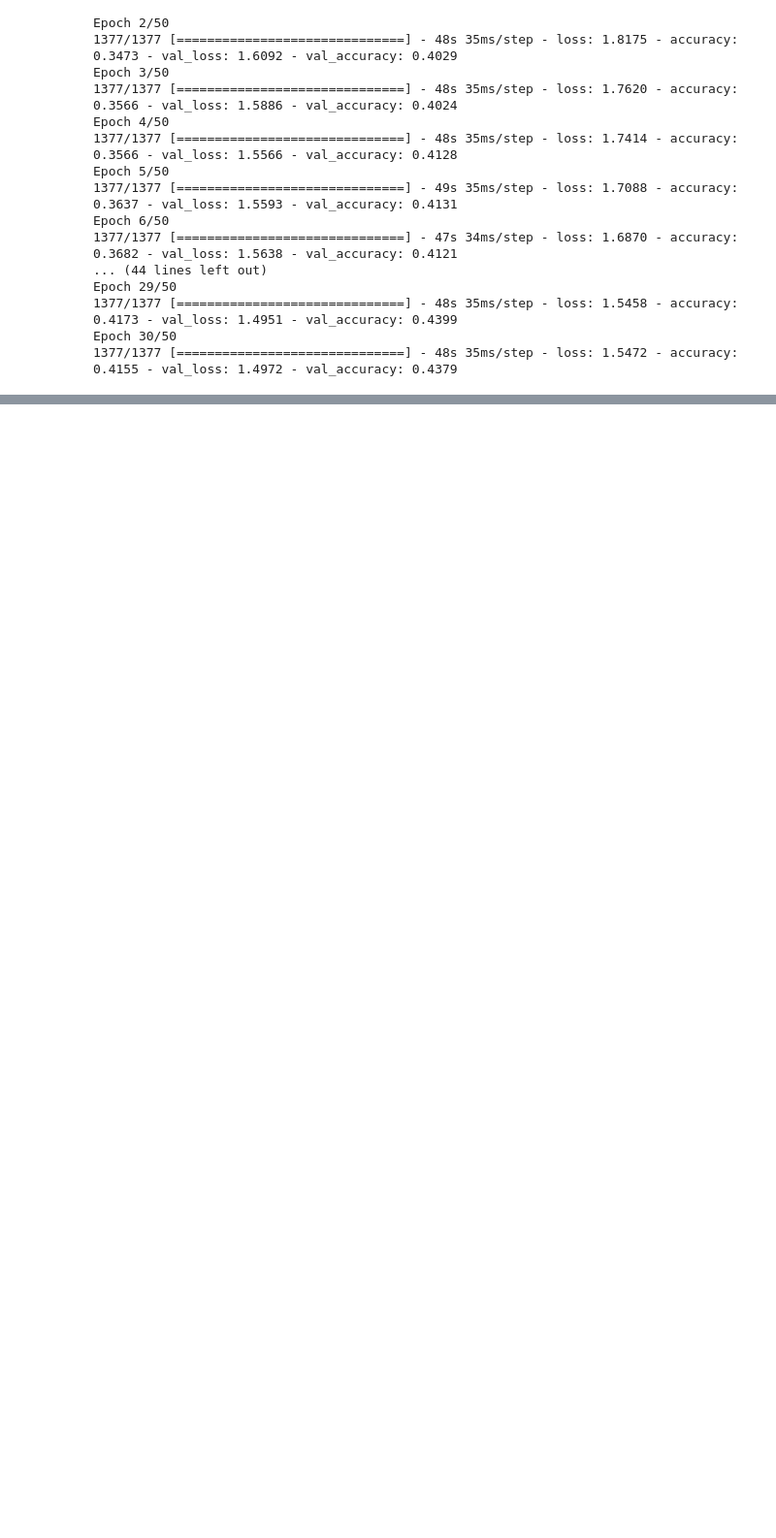
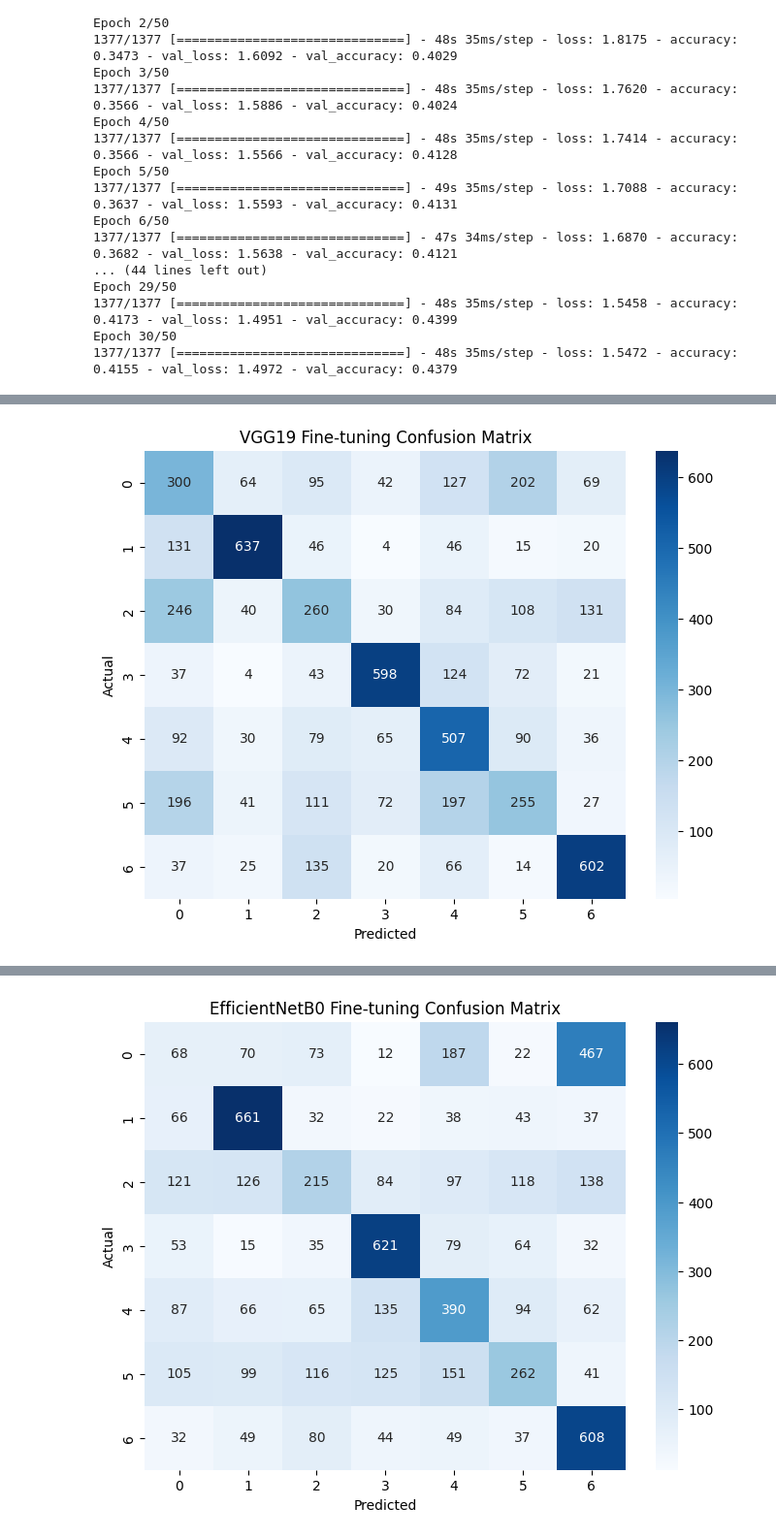
Before and after one commit to ShahhhVihaan/MoodMirror, a Jupyter notebook: model-notebooks/moodmirror_pretrained.ipynb, the cells around one changed output, grey strips where cells are left out. Shown at 97% size. Drawn from its saved outputs; the diff is of its cells as text; code cells hidden in the pictures; blank space fills up the shorter version.

```diff
--- a/model-notebooks/moodmirror_pretrained.ipynb
+++ b/model-notebooks/moodmirror_pretrained.ipynb
@@ -576,0 +589,35 @@ Epoch 30/50
+# %%
+classes = ["angry", "disgust", "fear", "happy", "neutral", "sad", "surprise"]
+models = ["fine_tuning_vgg19.h5", "fine_tuning_efficientnetb0.h5", "fine_tuning_efficientnetb5.h5"]
+names = ["VGG19", "EfficientNetB0", "EFficientNetB5"]
+
+def get_images_and_labels(idx):
+  y_label = []
+  images = []
+  for i in range(len(classes)):
+      class_name = classes[i]
+      dir = os.path.join("test", class_name)
+      files = os.listdir(dir)
+      for file_name in files:
+          y_label.append(i)
+          image = cv2.imread(os.path.join(dir, file_name))
+          if i == 0: image = keras.applications.vgg19.preprocess_input(image)
+          image = np.reshape(image, (1, 48, 48, 3))
+          images.append(image)
+  images = np.vstack(images)
+  y_label = np.vstack(y_label)
+  return images, y_label
+# %%
+for idx in range(len(models)):
+  images, labels = get_images_and_labels(idx)
+  model = keras.models.load_model(models[idx])
+  predictions = model.predict(images)
+
+  cm = confusion_matrix(labels, predictions.argmax(axis=1))
+  plt.figure(figsize=(8, 6))
+  sns.heatmap(cm, annot=True, fmt='d', cmap='Blues')
+  plt.xlabel('Predicted')
+  plt.ylabel('Actual')
+  plt.title(f'{names[idx]} Fine-tuning Confusion Matrix')
+  plt.show()
+# %% [output]
@@ -576,0 +625 @@ Epoch 30/50
+[figure, added]
@@ -576,0 +627 @@ Epoch 30/50
+[figure, added]
```
Also changed, not shown: parts of 9 cells of this notebook.
